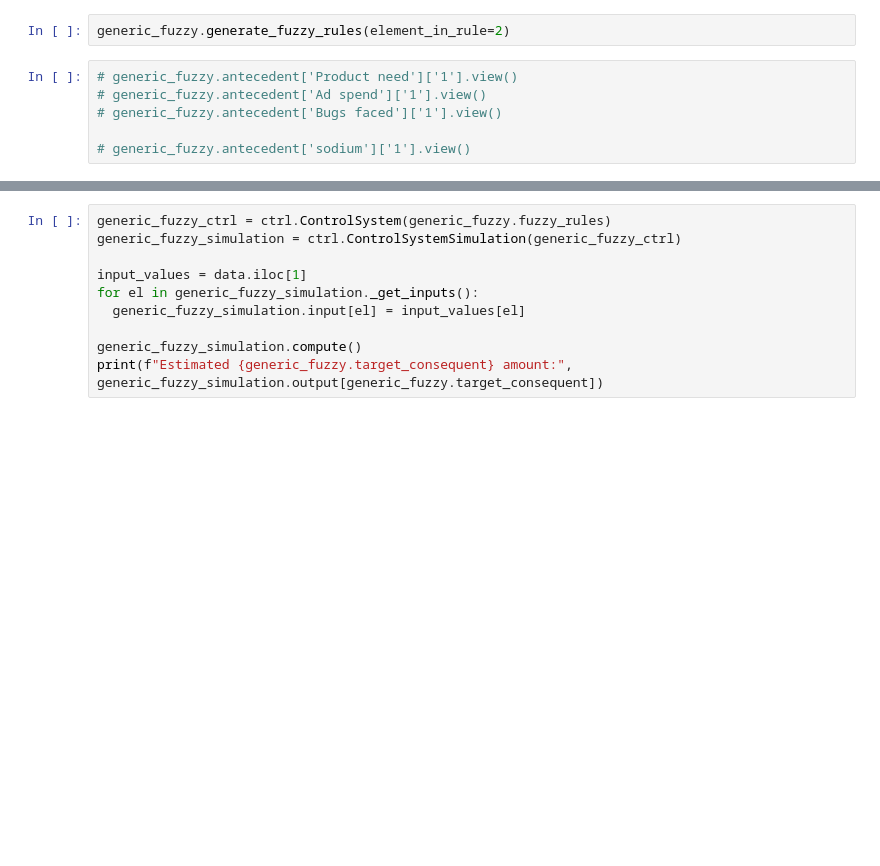
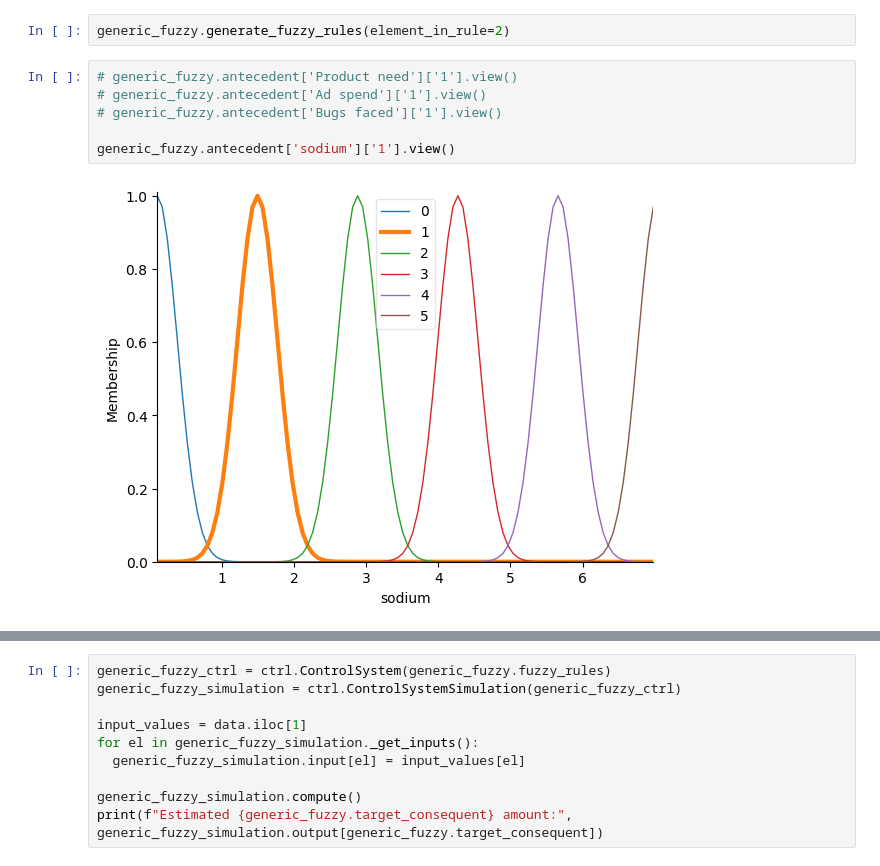
Before and after one commit to joseffaghihi/GenericCausalFuzzy, a Jupyter notebook: Generic_Fuzzy_.ipynb, the cells around one changed output, grey strips where cells are left out. Cells and saved outputs as stored; diff of their text form; blank space fills up the shorter version.

```diff
--- a/Generic_Fuzzy_.ipynb
+++ b/Generic_Fuzzy_.ipynb
@@ -250,9 +277,11 @@ generic_fuzzy.generate_fuzzy_rules(element_in_rule=2)
 # %%
 # generic_fuzzy.antecedent['Product need']['1'].view()
 # generic_fuzzy.antecedent['Ad spend']['1'].view()
 # generic_fuzzy.antecedent['Bugs faced']['1'].view()
 
-# generic_fuzzy.antecedent['sodium']['1'].view()
+generic_fuzzy.antecedent['sodium']['1'].view()
+# %% [output]
+[figure, added]
 # %%
 generic_fuzzy.fuzzy_rules
 # %% [output]
```
Also changed, not shown: parts of 6 cells of this notebook.
